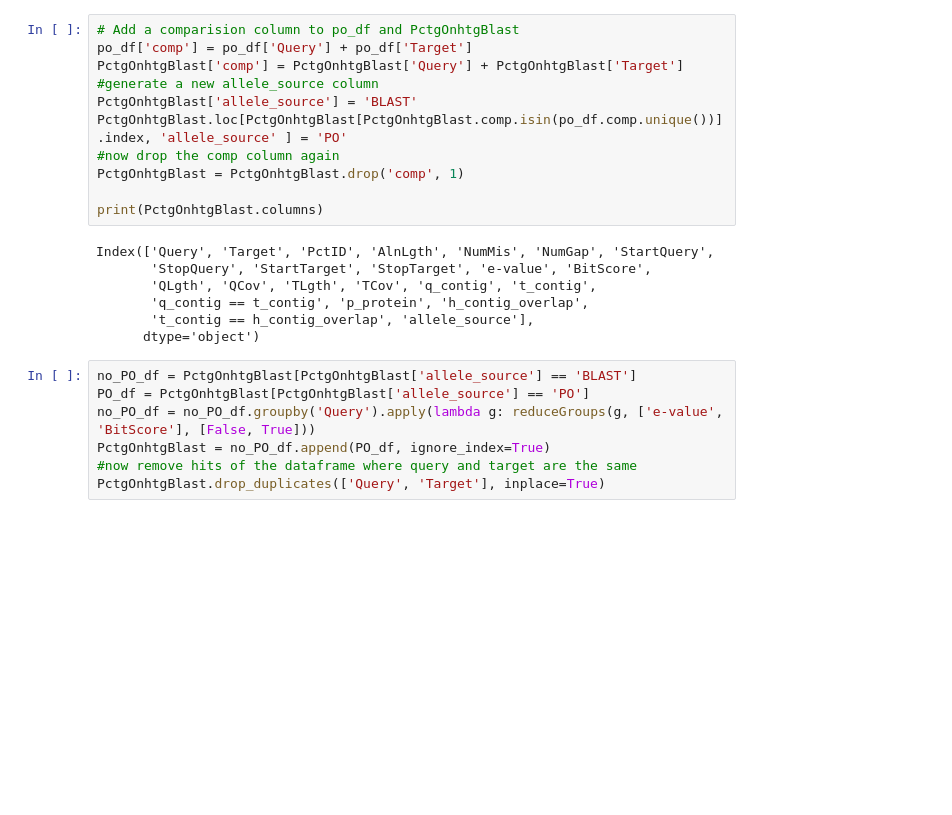
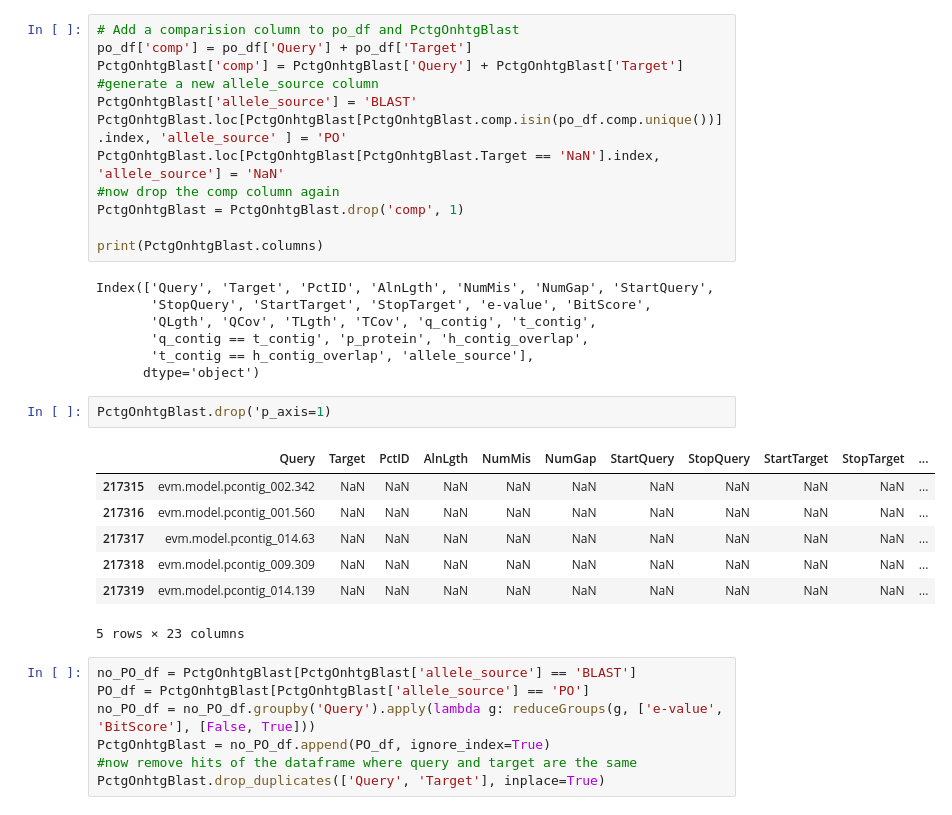
Before and after one commit to Team-Schwessinger/DK_0911-1, a Jupyter notebook: scripts/DK_0911_defining_alleles_v02.ipynb, the cells around one changed output. Drawn from its saved outputs; the diff is of its cells as text; blank space fills up the shorter version.

Commit message:
Fixed the issue that all non-PO 'allele_sources' were 'BLAST'. Now where there is no target it is 'NaN' as string.

```diff
--- a/scripts/DK_0911_defining_alleles_v02.ipynb
+++ b/scripts/DK_0911_defining_alleles_v02.ipynb
@@ -571,6 +575,7 @@ PctgOnhtgBlast['comp'] = PctgOnhtgBlast['Query'] + PctgOnhtgBlast['Target']
 #generate a new allele_source column
 PctgOnhtgBlast['allele_source'] = 'BLAST'
 PctgOnhtgBlast.loc[PctgOnhtgBlast[PctgOnhtgBlast.comp.isin(po_df.comp.unique())].index, 'allele_source' ] = 'PO'
+PctgOnhtgBlast.loc[PctgOnhtgBlast[PctgOnhtgBlast.Target == 'NaN'].index, 'allele_source'] = 'NaN'
 #now drop the comp column again
 PctgOnhtgBlast = PctgOnhtgBlast.drop('comp', 1)
 
@@ -582,6 +587,16 @@ Index(['Query', 'Target', 'PctID', 'AlnLgth', 'NumMis', 'NumGap', 'StartQuery',
        'q_contig == t_contig', 'p_protein', 'h_contig_overlap',
        't_contig == h_contig_overlap', 'allele_source'],
       dtype='object')
+# %%
+PctgOnhtgBlast.drop('p_axis=1)
+# %% [output]
+|  | Query | Target | PctID | AlnLgth | NumMis | NumGap | StartQuery | StopQuery | StartTarget | StopTarget | ... |
+| 217315 | evm.model.pcontig_002.342 | NaN | NaN | NaN | NaN | NaN | NaN | NaN | NaN | NaN | ... |
+| 217316 | evm.model.pcontig_001.560 | NaN | NaN | NaN | NaN | NaN | NaN | NaN | NaN | NaN | ... |
+| 217317 | evm.model.pcontig_014.63 | NaN | NaN | NaN | NaN | NaN | NaN | NaN | NaN | NaN | ... |
+| 217318 | evm.model.pcontig_009.309 | NaN | NaN | NaN | NaN | NaN | NaN | NaN | NaN | NaN | ... |
+| 217319 | evm.model.pcontig_014.139 | NaN | NaN | NaN | NaN | NaN | NaN | NaN | NaN | NaN | ... |
+5 rows × 23 columns
 # %%
 no_PO_df = PctgOnhtgBlast[PctgOnhtgBlast['allele_source'] == 'BLAST']
 PO_df = PctgOnhtgBlast[PctgOnhtgBlast['allele_source'] == 'PO']
```
Also changed, not shown: parts of 5 cells of this notebook.
